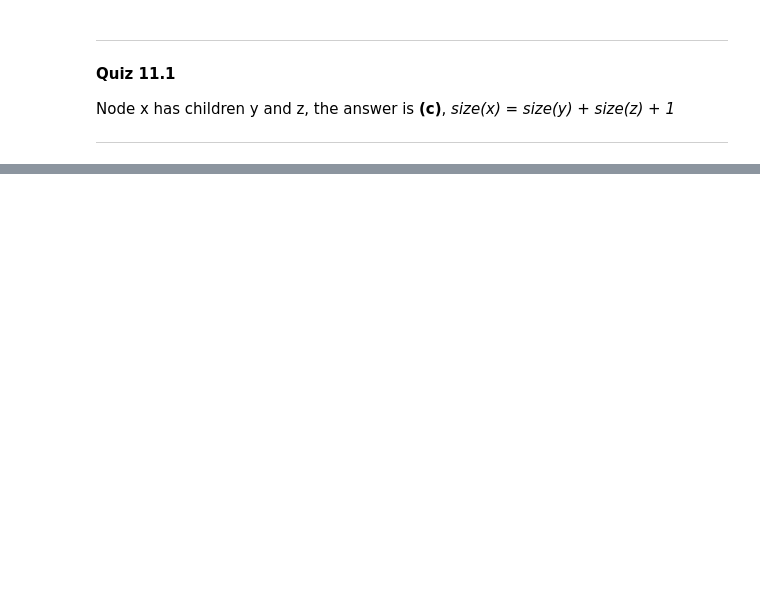
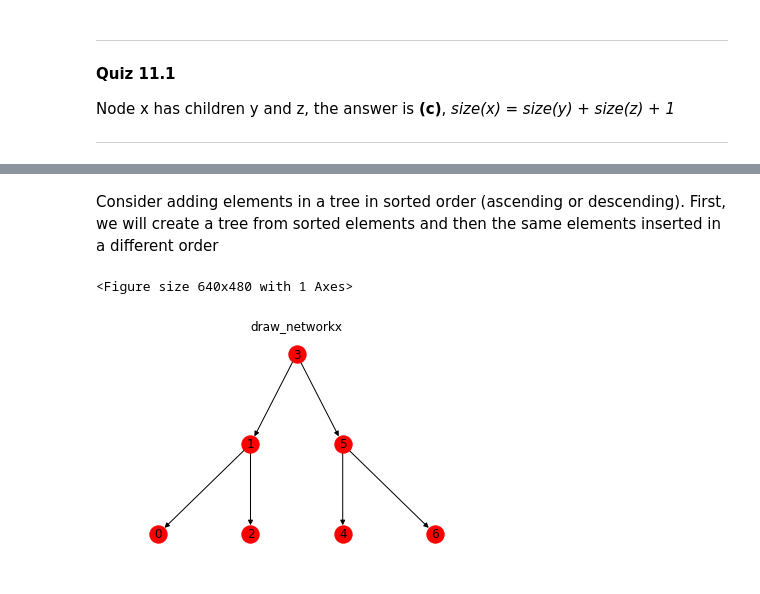
Before and after one commit to amolnayak311/algorithms-illuminated, a Jupyter notebook: Part 2, Graph Algorithms and Data Structures/11. Search Trees.ipynb, the cells around one changed output, grey strips where cells are left out. Drawn from its saved outputs; the diff is of its cells as text; code cells hidden in the pictures; blank space fills up the shorter version.

Commit message:
Push for Balanced binary trees

```diff
--- a/Part 2, Graph Algorithms and Data Structures/11. Search Trees.ipynb
+++ b/Part 2, Graph Algorithms and Data Structures/11. Search Trees.ipynb
@@ -487,0 +550,20 @@ Node x has children y and z, the answer is **(c)**, *size(x) = size(y) + size(z)
+# %% [markdown]
+Consider adding elements in a tree in sorted order (ascending or descending). First, we will create a tree from sorted elements and then the same elements inserted in a different order
+# %%
+sorted_element = [0, 1, 2, 3, 4, 5, 6]
+tree = BinarySearchTree()
+for v in sorted_element:
+    tree.insert(v)
+
+draw_tree(tree.root)
+# %% [output]
+<Figure size 640x480 with 1 Axes>
+# %%
+sorted_element = [3, 1, 5, 0, 2, 4, 6]
+tree = BinarySearchTree()
+for v in sorted_element:
+    tree.insert(v)
+
+draw_tree(tree.root)
+# %% [output]
+[figure, added]
```
Also changed, not shown: parts of 10 cells of this notebook, 1 other file.
